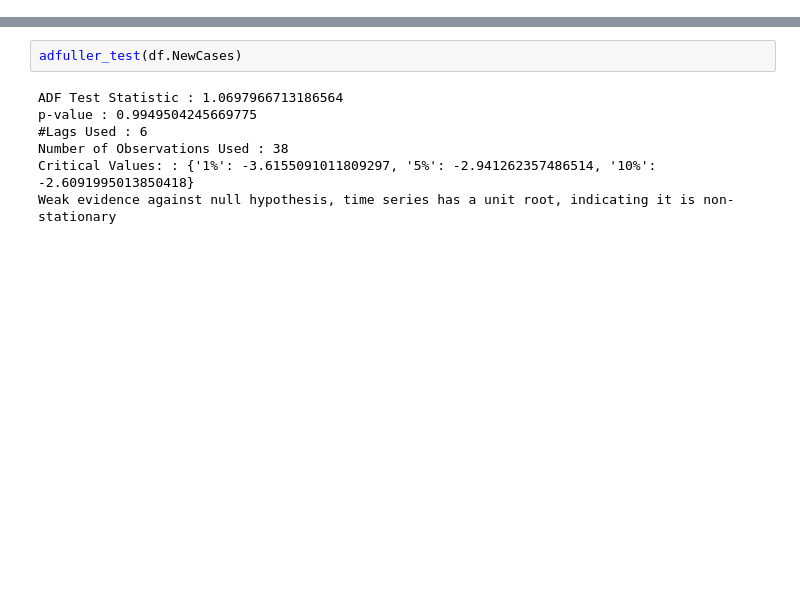
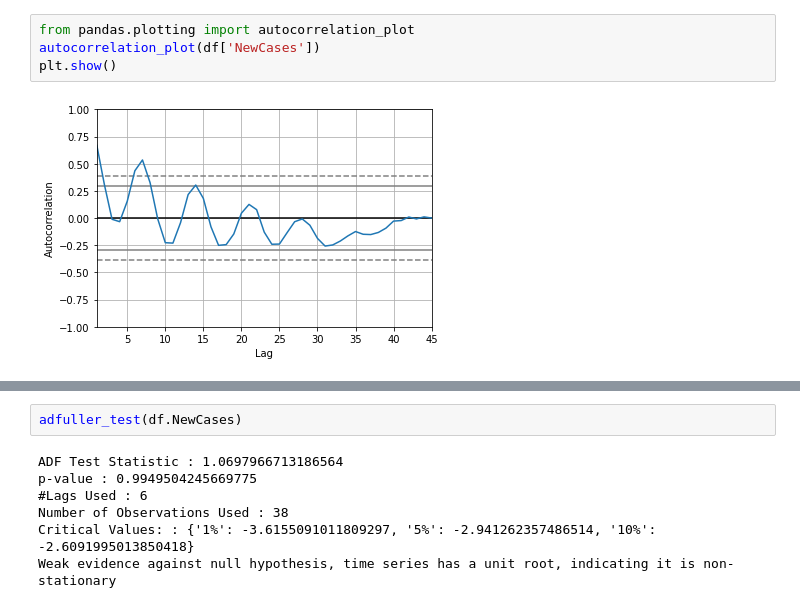
Before and after one commit to JoshuaFarmerATX/ehaarmanny_ML_App, a Jupyter notebook: Notebooks/Dani_ARIMA3.ipynb, the cells around one changed output, grey strips where cells are left out. Drawn from its saved outputs; the diff is of its cells as text; blank space fills up the shorter version.

```diff
--- a/Notebooks/Dani_ARIMA3.ipynb
+++ b/Notebooks/Dani_ARIMA3.ipynb
@@ -51,3 +52,9 @@ df.head()
 | 2020-04-05 | 28152.000 |
 [figure]
 [figure]
+# %%
+from pandas.plotting import autocorrelation_plot
+autocorrelation_plot(df['NewCases'])
+plt.show()
+# %% [output]
+[figure, added]
```
Also changed, not shown: parts of 45 cells of this notebook.
